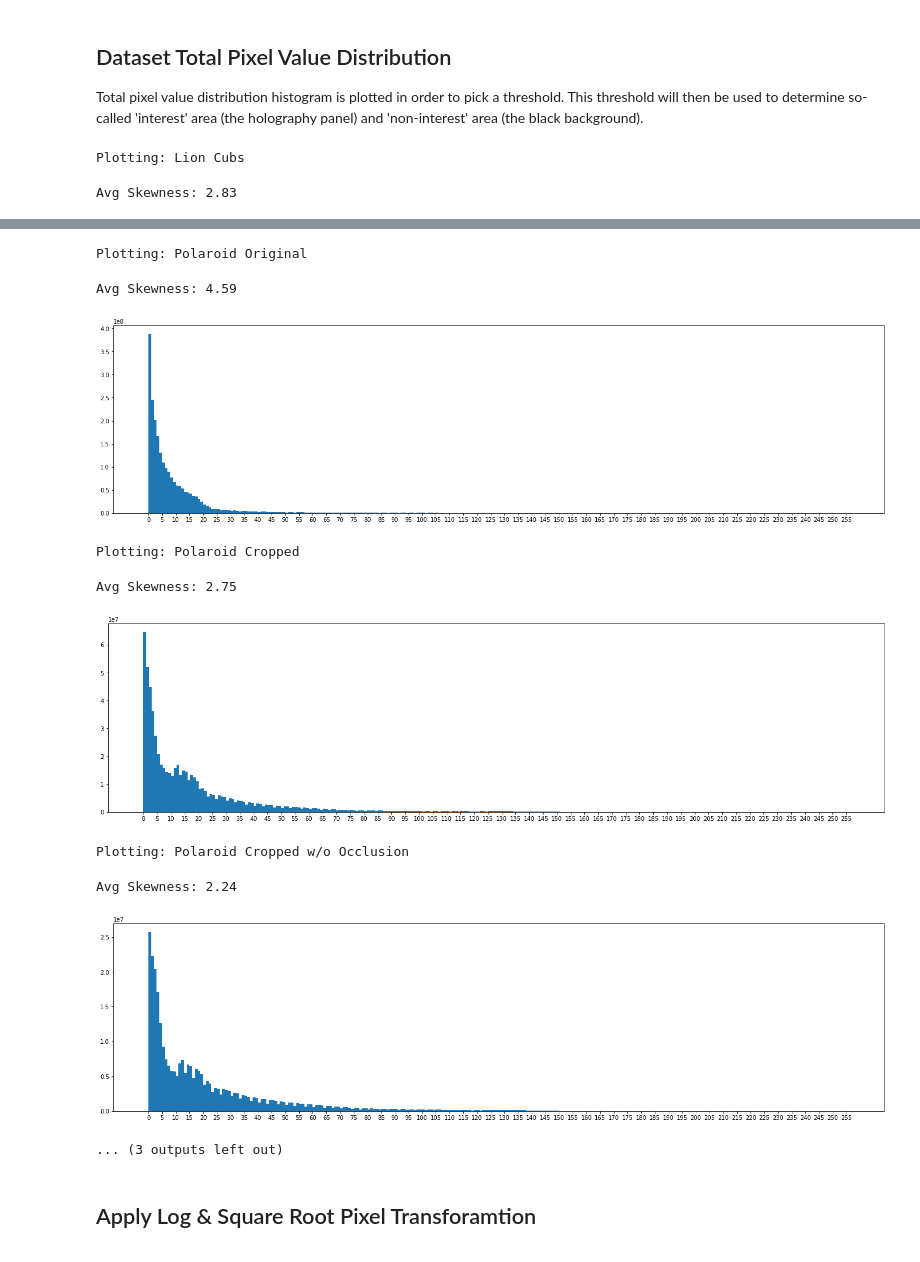
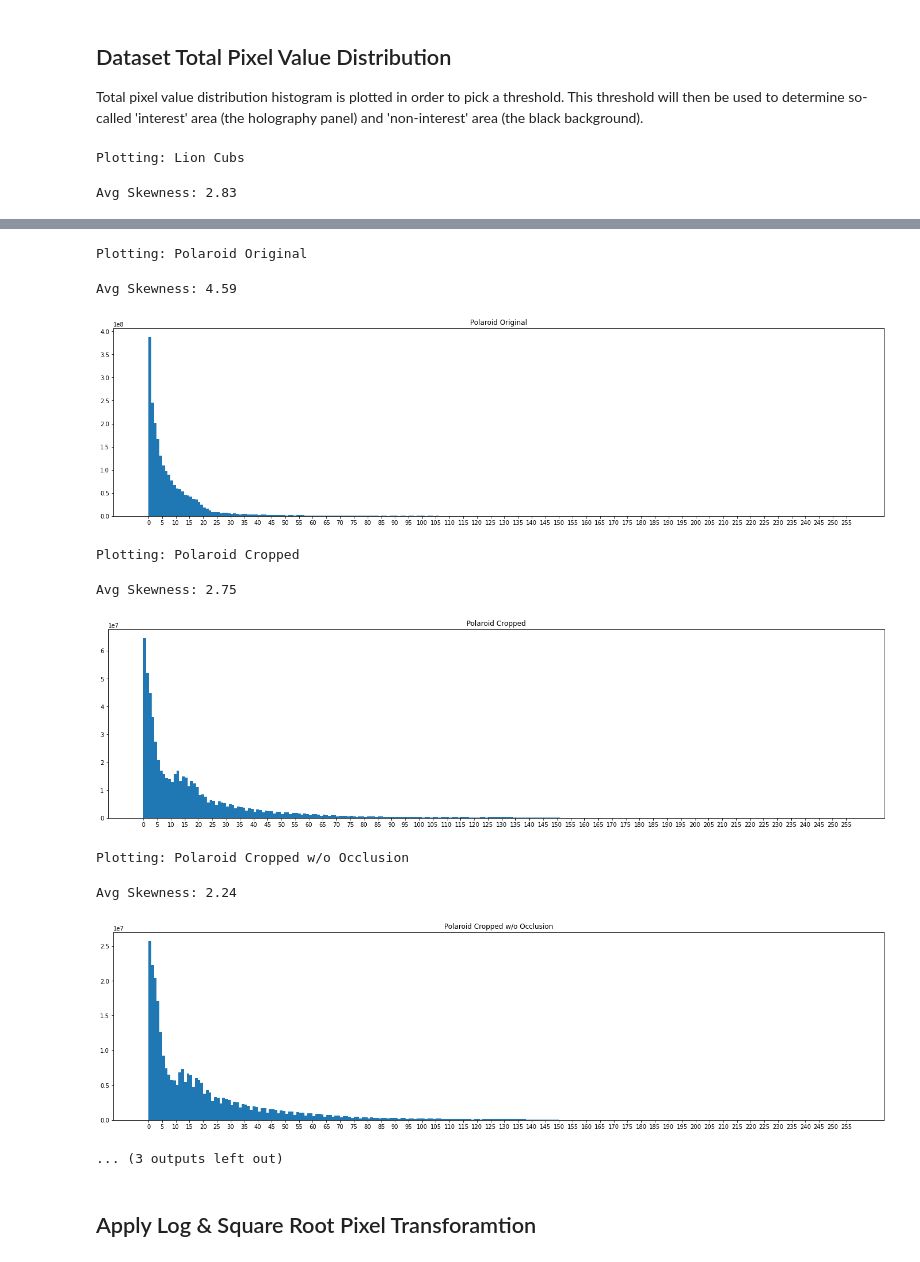
Before and after one commit to cjw531/neural-rendering, a Jupyter notebook: quantitative_measures/polaroid_brightness.ipynb, the cells around one changed output, grey strips where cells are left out. Saved outputs shown, nothing was run; the diff lists cells and outputs as text; code cells hidden in the pictures.

```diff
--- a/quantitative_measures/polaroid_brightness.ipynb
+++ b/quantitative_measures/polaroid_brightness.ipynb
@@ -67,36 +67,37 @@ path = ['../../img_dataset/lioncubs/images/',
         '../../img_dataset/polaroid_crop_best/images/',
         '../../img_dataset/polaroid_crop_sqrt/images/']
 
 for idx in range(len(path)):
     print('Plotting:', label[idx])
     merged_pixel = None
     avg_skew = 0
     img_names = os.listdir(path[idx])
     for i in tqdm(img_names):
         img = cv2.imread(path[idx] + i, 0)
         avg_skew += skew(img.ravel())
         if merged_pixel is None: merged_pixel = img.ravel()
         else: merged_pixel = np.concatenate((merged_pixel, img.ravel()))
 
     print("Avg Skewness:", round(avg_skew / len(img_names), 2))
 
     plt.figure(figsize=(24, 6))
+    plt.title(label[idx])
     plt.xticks(np.arange(0, 256, 5))
     plt.hist(merged_pixel, 256, [0,256])
     plt.show()
 # %% [output]
 Plotting: Lion Cubs
 Avg Skewness: 2.83
 [figure]
 Plotting: Polaroid Original
 Avg Skewness: 4.59
-[figure, old version]
+[figure, new version]
 Plotting: Polaroid Cropped
 Avg Skewness: 2.75
-[figure, old version]
+[figure, new version]
 Plotting: Polaroid Cropped w/o Occlusion
 Avg Skewness: 2.24
-[figure, old version]
+[figure, new version]
 ... (3 outputs left out)
 # %% [markdown]
 ## Apply Log & Square Root Pixel Transforamtion
```
Also changed, not shown: 8 other files.
